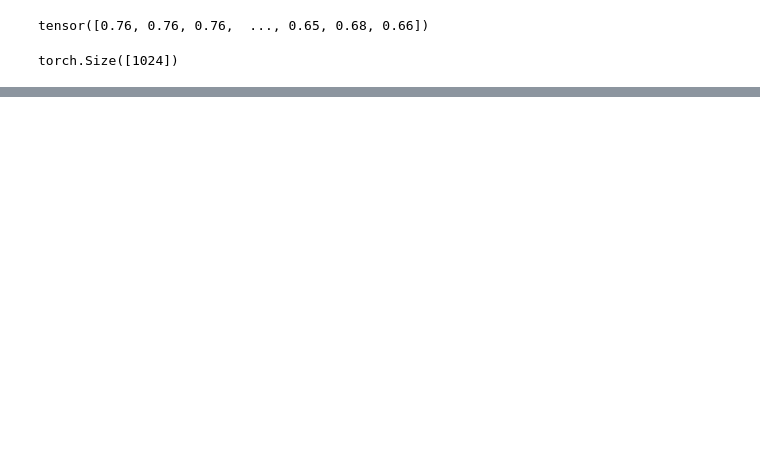
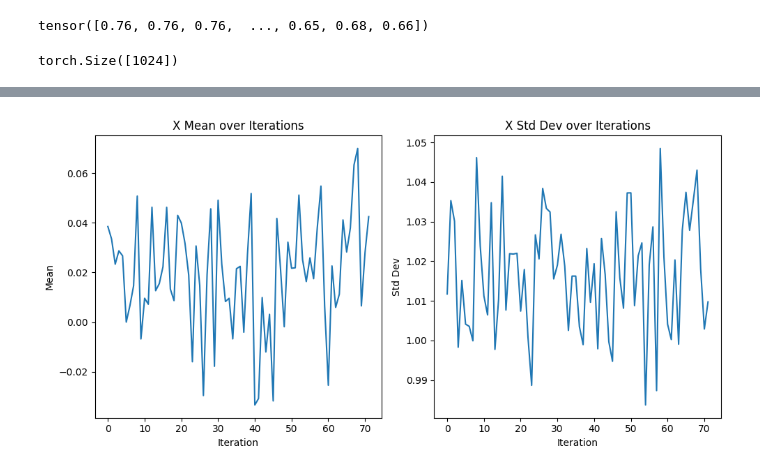
Before and after one commit to resolver101757/resolver101757.github.io, a Jupyter notebook: posts/demo_quarto_jupyter_ref/LSUV_for_the_blog.ipynb, the cells around one changed output, grey strips where cells are left out. Cells and saved outputs as stored; diff of their text form; code cells hidden in the pictures; blank space fills up the shorter version.

```diff
--- a/posts/demo_quarto_jupyter_ref/LSUV_for_the_blog.ipynb
+++ b/posts/demo_quarto_jupyter_ref/LSUV_for_the_blog.ipynb
@@ -915,0 +481,40 @@ astats.dead_chart();astats.plot_stats();astats.color_dim()
+# %%
+#| echo: True
+#| output: True
+#| fig-cap : "Chart showing mean and standard deviation (y axis) over batches (x axis)"
+#| code-summary : "This time with input initialization, you can see the mean is now near 0 and the standard deviation near 1 so it should help the model optimize quicker..... click to expand code"
+
+@inplace
+def transformi(b): b[xl] = [(TF.to_tensor(o)-xmean)/xstd for o in b[xl]]
+tds = dsd.with_transform(transformi)
+dls = DataLoaders.from_dd(tds, bs, num_workers=2)
+
+
+import matplotlib.pyplot as plt
+
+xmeans = []
+xstds = []
+
+for xb, yb in iter(dls.train):
+    xmean, xstd = xb.mean(), xb.std()
+    xmeans.append(xmean.item())
+    xstds.append(xstd.item())
+
+plt.figure(figsize=(10, 5))
+
+plt.subplot(1, 2, 1)
+plt.plot(xmeans, label='xmean')
+plt.title('X Mean over Iterations')
+plt.xlabel('Iteration')
+plt.ylabel('Mean')
+
+plt.subplot(1, 2, 2)
+plt.plot(xstds, label='xstd')
+plt.title('X Std Dev over Iterations')
+plt.xlabel('Iteration')
+plt.ylabel('Std Dev')
+
+plt.tight_layout()
+plt.show()
+# %% [output]
+[figure, added]
```
Also changed, not shown: parts of 90 cells of this notebook, 30 other files.
